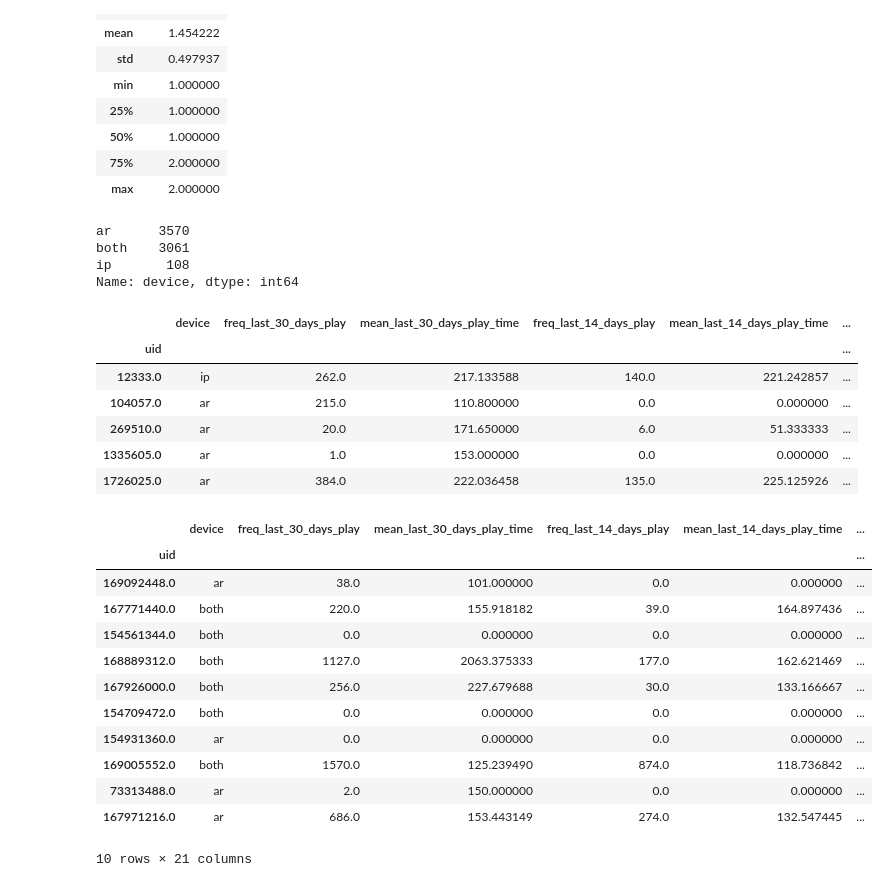
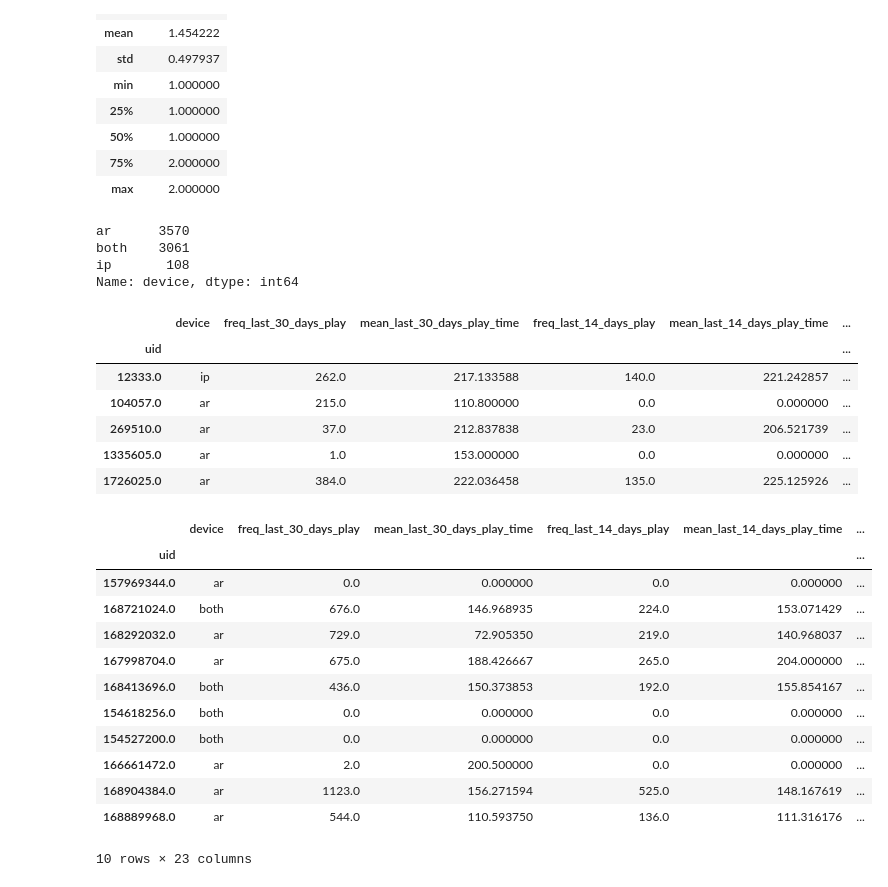
Before and after one commit to JMistral/MusicBox, a Jupyter notebook: notebooks/3-EDA_Feature_Engineering.ipynb, the cells around one changed output. Drawn from its saved outputs; the diff is of its cells as text; code cells hidden in the pictures.

Commit message:
adding last since feature and PCA

```diff
--- a/notebooks/3-EDA_Feature_Engineering.ipynb
+++ b/notebooks/3-EDA_Feature_Engineering.ipynb
@@ -21,0 +27,6 @@ df_play.dtypes
+# %%
+df_label = pd.read_csv('../data/valid_user_id.csv')
+# filter with sampled uid
+df_label = df_label[df_label['uid'].isin(df_play.uid.unique())]
+print("there're %d active user and %d churned user in this subset" %
+      (np.sum(df_label.churn_label), np.sum(df_label.churn_label==False)))
@@ -63,16 +91,16 @@ plt.show()
 
 play_time_median = np.nanmedian( df_play.play_time.values )
 song_length_median = np.nanmedian( df_play.song_length.values )
-
+# TODO: remove and impute the outliers of play time
 for i, r in df_play.iterrows():
-    if r['song_length'] <0 | np.isnan(r['song_length']):
-        if r['play_time'] > 0:
-            r['song_length'] = r['play_time']
+    if r['song_length'] <0 or np.isnan(r['song_length']):
+        if r['play_time'] > 0 and r['play_time'] < 10^4:
+            df_play.set_value(i,'song_length', r['play_time'])
         else:
-            r['play_time'] = play_time_median
-            r['song_length'] = r['play_time']
-    elif r['song_length']>0 & ( r['play_time'] < 0 | np.isnan(r['play_time']) ):
-        r['play_time'] = r['song_length']
+            df_play.set_value(i,'play_time',play_time_median)
+            df_play.set_value(i,'song_length',df_play.loc[i]['play_time'])
+    elif r['song_length']>0 and ( r['play_time'] < 0 or np.isnan(r['play_time']) ):
+        df_play.set_value(i,'play_time',r['song_length'])
 
 
 #df_play[df_play['song_length']<0].song_length = df_play[df_play['song_length']<0].play_time
@@ -153,7 +177,7 @@ df_play.tail(5)
 # %% [markdown]
 ### Play frequency and mean play time
 # %%
-def compute_play_freq(df, event, event_date, end_date, window,):
+def compute_play_freq(df, event, event_date, end_date, window):
     df_win = df[(pd.to_datetime(end_date) - df[event_date]).dt.days <= window]
     df_feature = df_win.groupby('uid')[event] \
                        .agg(['count', 'mean']) \
@@ -202,0 +240,10 @@ the shape of play log features are: (4992, 10)
+# %%
+def compute_last_play(df, end_date):
+    #df_win = df[(pd.to_datetime(end_date) - df[event_date]).dt.days <= window]
+    df_feature = df.groupby('uid')['date'].agg({'max':'max'})
+    df_feature['last_play'] = pd.to_datetime(end_date) - df_feature['max'] # unit: days
+    df_feature['last_play'] = df_feature['last_play'].apply(lambda x: (x / np.timedelta64(1, 'D')).astype(int))
+    return df_feature
+
+df_last_play = compute_last_play(df_play, '2017-04-29')
+df_last_play.head(5)
@@ -293,19 +350,13 @@ unique uid in df_play: 6739
 | max | 2.000000 |
 # %%
 device_num['device'] = np.where(device_num['count'] == 1, device_num['max'], 'both')
-# %%
-device_num['device'].value_counts()
-# device_num.head()
-# device_feature = play_feature_3.reset_index(drop=True) \
-#                                .set_index('uid') \
-#                                .join(device_num['device'])
-
-# device_feature.tail()
-# %% [output]
-ar      3570
-both    3061
-ip       108
-Name: device, dtype: int64
+# %%
+device_num['device'].value_counts()
+# %% [output]
+ar      3570
+both    3061
+ip       108
+Name: device, dtype: int64
 # %%
 play_feature_all = device_num.join(play_feature, how='left').drop(['max','count'], axis=1)
 play_feature_all.head()
@@ -314,29 +365,31 @@ play_feature_all.head()
 | uid |  |  |  |  |  | ... |
 | 12333.0 | ip | 262.0 | 217.133588 | 140.0 | 221.242857 | ... |
 | 104057.0 | ar | 215.0 | 110.800000 | 0.0 | 0.000000 | ... |
-| 269510.0 | ar | 20.0 | 171.650000 | 6.0 | 51.333333 | ... |
+| 269510.0 | ar | 37.0 | 212.837838 | 23.0 | 206.521739 | ... |
 | 1335605.0 | ar | 1.0 | 153.000000 | 0.0 | 0.000000 | ... |
 | 1726025.0 | ar | 384.0 | 222.036458 | 135.0 | 225.125926 | ... |
 # %%
 df_all = play_feature_all.join(search_feature, how='left') \
                          .join(down_feature, how='left') \
+                         .join(df_last_play.drop('max', axis = 1), how = 'left')\
+                         .join(df_label.set_index('uid').drop('count', axis = 1), how = 'left')\
                          .fillna(0)
 
 df_all.sample(10)
 # %% [output]
 |  | device | freq_last_30_days_play | mean_last_30_days_play_time | freq_last_14_days_play | mean_last_14_days_play_time | ... |
 | uid |  |  |  |  |  | ... |
-| 169092448.0 | ar | 38.0 | 101.000000 | 0.0 | 0.000000 | ... |
-| 167771440.0 | both | 220.0 | 155.918182 | 39.0 | 164.897436 | ... |
-| 154561344.0 | both | 0.0 | 0.000000 | 0.0 | 0.000000 | ... |
-| 168889312.0 | both | 1127.0 | 2063.375333 | 177.0 | 162.621469 | ... |
-| 167926000.0 | both | 256.0 | 227.679688 | 30.0 | 133.166667 | ... |
-| 154709472.0 | both | 0.0 | 0.000000 | 0.0 | 0.000000 | ... |
-| 154931360.0 | ar | 0.0 | 0.000000 | 0.0 | 0.000000 | ... |
-| 169005552.0 | both | 1570.0 | 125.239490 | 874.0 | 118.736842 | ... |
-| 73313488.0 | ar | 2.0 | 150.000000 | 0.0 | 0.000000 | ... |
-| 167971216.0 | ar | 686.0 | 153.443149 | 274.0 | 132.547445 | ... |
+| 157969344.0 | ar | 0.0 | 0.000000 | 0.0 | 0.000000 | ... |
+| 168721024.0 | both | 676.0 | 146.968935 | 224.0 | 153.071429 | ... |
+| 168292032.0 | ar | 729.0 | 72.905350 | 219.0 | 140.968037 | ... |
+| 167998704.0 | ar | 675.0 | 188.426667 | 265.0 | 204.000000 | ... |
+| 168413696.0 | both | 436.0 | 150.373853 | 192.0 | 155.854167 | ... |
+| 154618256.0 | both | 0.0 | 0.000000 | 0.0 | 0.000000 | ... |
+| 154527200.0 | both | 0.0 | 0.000000 | 0.0 | 0.000000 | ... |
+| 166661472.0 | ar | 2.0 | 200.500000 | 0.0 | 0.000000 | ... |
+| 168904384.0 | ar | 1123.0 | 156.271594 | 525.0 | 148.167619 | ... |
+| 168889968.0 | ar | 544.0 | 110.593750 | 136.0 | 111.316176 | ... |
-10 rows × 21 columns
+10 rows × 23 columns
 # %%
 df_all.shape
 # %% [output]
```
Also changed, not shown: parts of 17 cells of this notebook.
